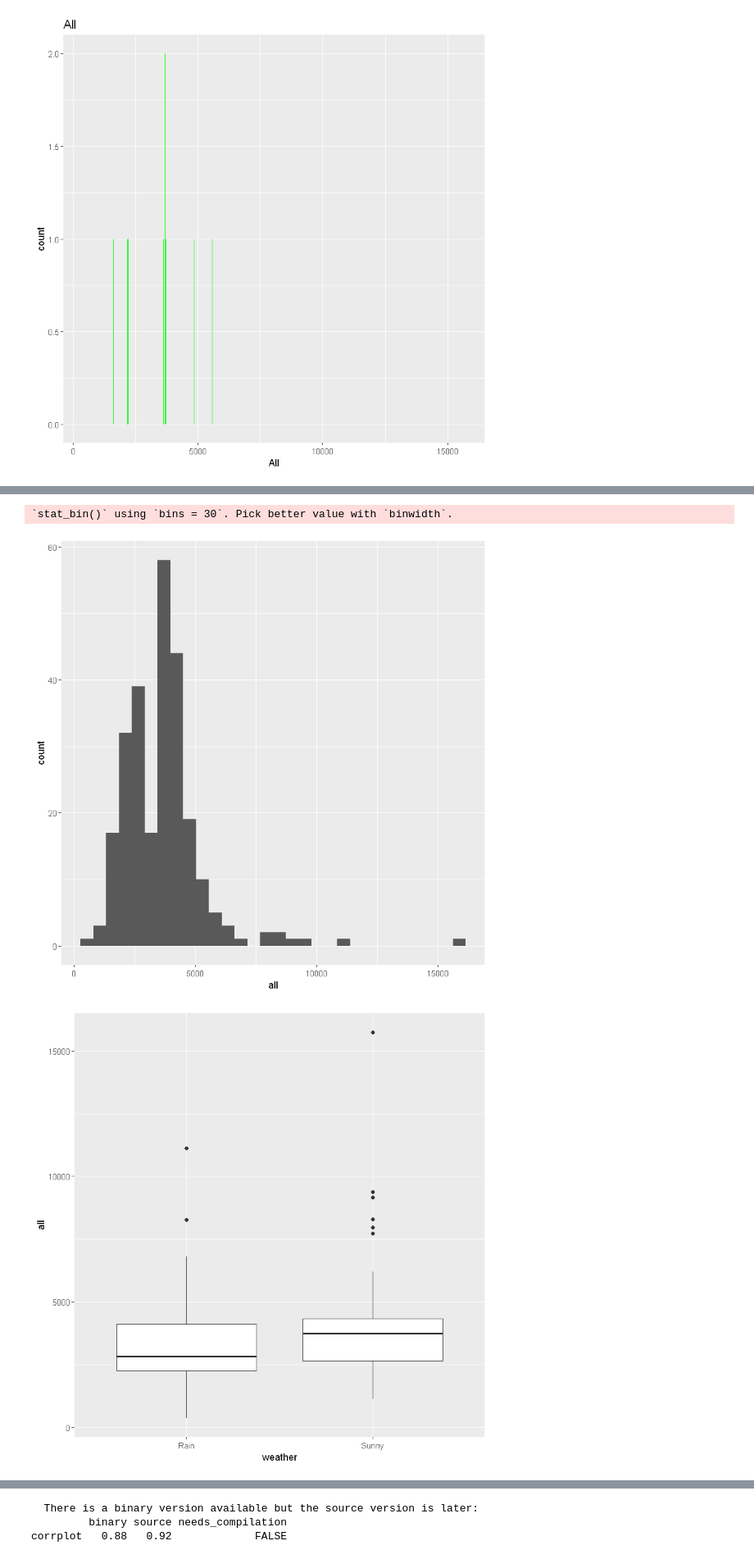
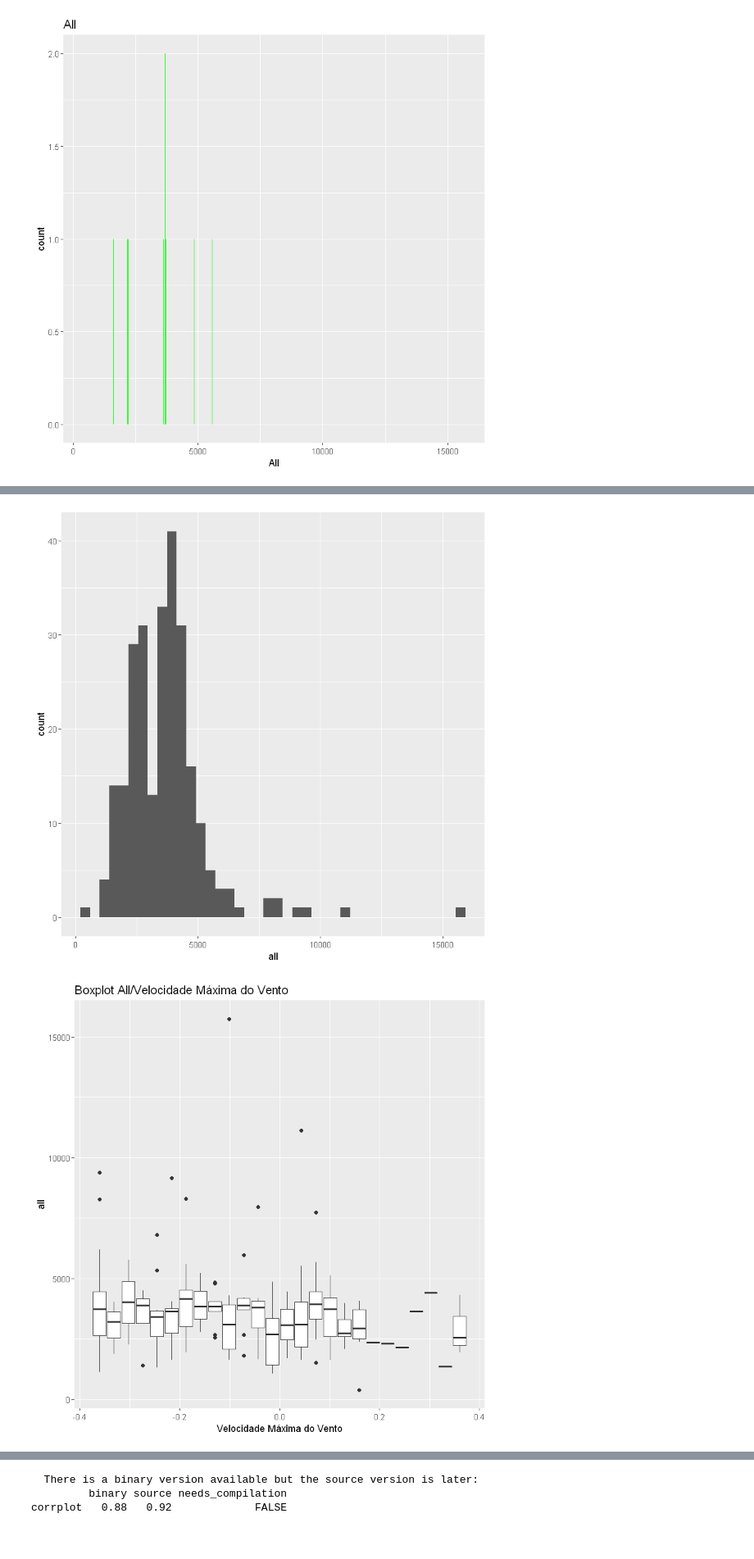
Before and after one commit to JoaoGuedes01/TIAPOSE_R_Data_Mining, a Jupyter notebook: Jupyter/Data Exploration.ipynb, the cells around one changed output, grey strips where cells are left out. Shown: that part at 82% size. Saved outputs shown, nothing was run; the diff lists cells and outputs as text; code cells hidden in the pictures.

```diff
--- a/Jupyter/Data Exploration.ipynb
+++ b/Jupyter/Data Exploration.ipynb
@@ -129,13 +169,12 @@ ggplot(data=data, aes(y=all))+geom_boxplot()
 [figure]
 # %%
-ggplot(data=data, aes(x=all))+geom_histogram()
+ggplot(data=data, aes(x=all))+geom_histogram(bins=40)
 # %% [output]
-`stat_bin()` using `bins = 30`. Pick better value with `binwidth`.
-[figure, old version]
+[figure, new version]
 # %%
-ggplot(data=data, aes(x=weather,y=all))+geom_boxplot()
+ggplot(data=data, aes(group=maxwind,y=all))+geom_boxplot()+xlab("Velocidade Máxima do Vento")+ggtitle("Boxplot All/Velocidade Máxima do Vento")
 # %% [output]
-[figure, old version]
+[figure, new version]
 # %%
 ggplot(data=data, aes(x=maxwind,y=all))+geom_line()
 # %% [output]
```
Also changed, not shown: parts of 15 cells of this notebook.
